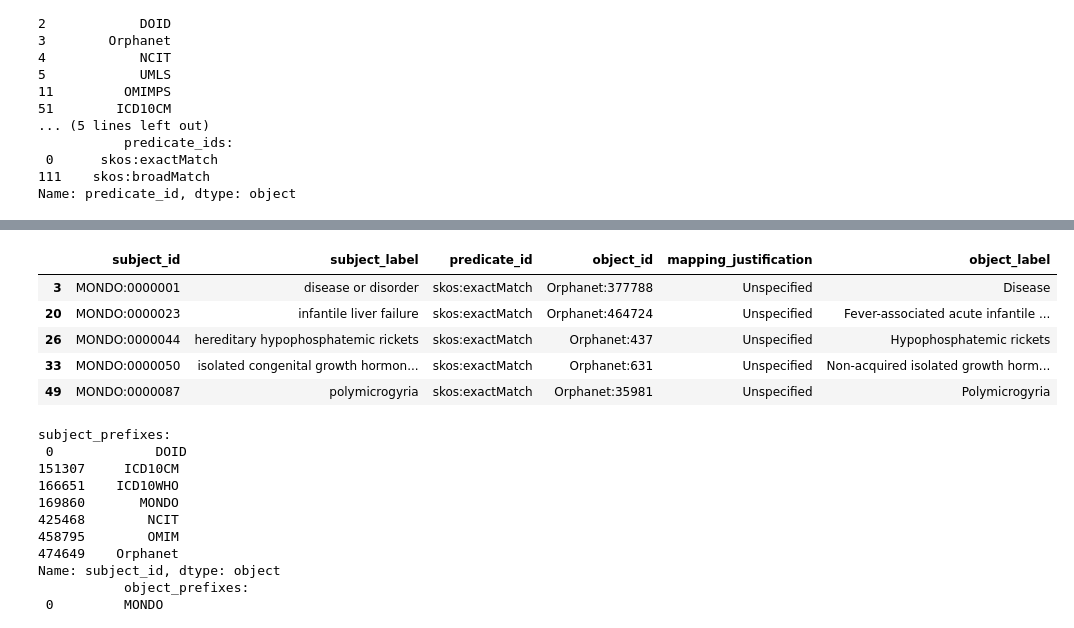
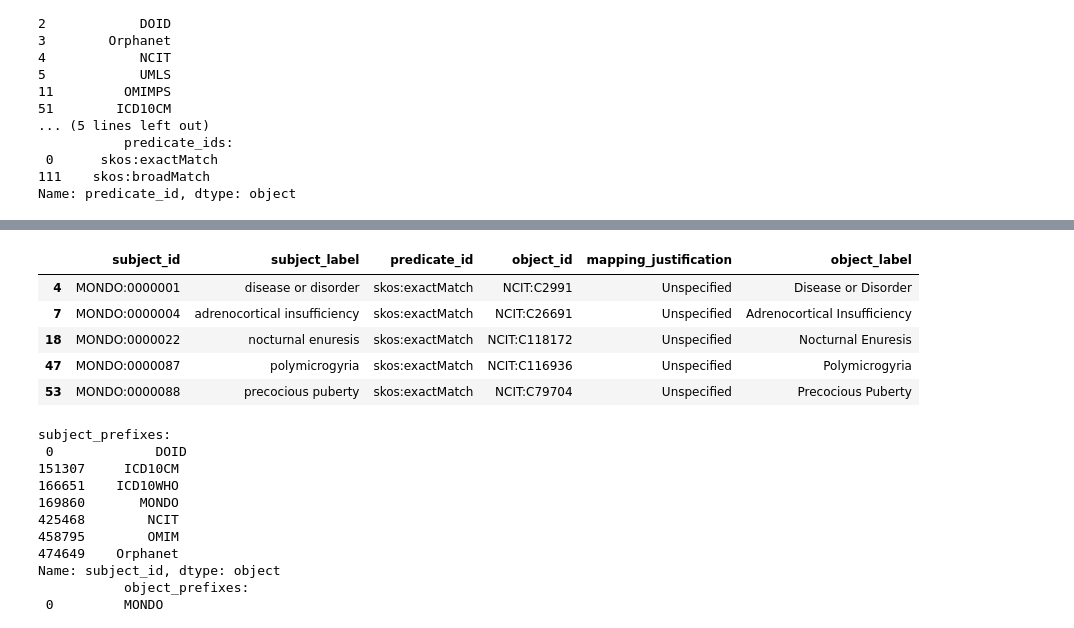
Before and after one commit to monarch-initiative/mondo-ingest, a Jupyter notebook: src/scripts/oak-lexmatch-sssom-compare.ipynb, the cells around one changed output, grey strips where cells are left out. Cells and saved outputs as stored; diff of their text form; code cells hidden in the pictures.

```diff
--- a/src/scripts/oak-lexmatch-sssom-compare.ipynb
+++ b/src/scripts/oak-lexmatch-sssom-compare.ipynb
@@ -208,26 +246,29 @@ Wall time: 1min 39s
 # %%
 condition_1 = msdf_mondo.df['subject_id'].str.contains("MONDO")
 condition_2 = msdf_mondo.df['object_id'].str.contains("ICD10CM")
 condition_3 = msdf_mondo.df['object_id'].str.contains('|'.join((["OMIM","OMIMPS"])))
 condition_4 = msdf_mondo.df['object_id'].str.contains("Orphanet")
 condition_5 = msdf_mondo.df['object_id'].str.contains("DOID")
+condition_6 = msdf_mondo.df['object_id'].str.contains("NCIT")
 
 mondo_icd_df = msdf_mondo.df[condition_1 & condition_2]
 mondo_omim_df = msdf_mondo.df[condition_1 & condition_3]
 mondo_ordo_df = msdf_mondo.df[condition_1 & condition_4]
 mondo_doid_df = msdf_mondo.df[condition_1 & condition_5]
+mondo_ncit_df = msdf_mondo.df[condition_1 & condition_6]
 
 mondo_icd_df.head()
 mondo_omim_df.head()
 mondo_ordo_df.head()
-# mondo_doid_df.head()
+mondo_doid_df.head()
+mondo_ncit_df.head()
 # %% [output]
 |  | subject_id | subject_label | predicate_id | object_id | mapping_justification | object_label |
-| 3 | MONDO:0000001 | disease or disorder | skos:exactMatch | Orphanet:377788 | Unspecified | Disease |
-| 20 | MONDO:0000023 | infantile liver failure | skos:exactMatch | Orphanet:464724 | Unspecified | Fever-associated acute infantile ... |
-| 26 | MONDO:0000044 | hereditary hypophosphatemic rickets | skos:exactMatch | Orphanet:437 | Unspecified | Hypophosphatemic rickets |
-| 33 | MONDO:0000050 | isolated congenital growth hormon... | skos:exactMatch | Orphanet:631 | Unspecified | Non-acquired isolated growth horm... |
-| 49 | MONDO:0000087 | polymicrogyria | skos:exactMatch | Orphanet:35981 | Unspecified | Polymicrogyria |
+| 4 | MONDO:0000001 | disease or disorder | skos:exactMatch | NCIT:C2991 | Unspecified | Disease or Disorder |
+| 7 | MONDO:0000004 | adrenocortical insufficiency | skos:exactMatch | NCIT:C26691 | Unspecified | Adrenocortical Insufficiency |
+| 18 | MONDO:0000022 | nocturnal enuresis | skos:exactMatch | NCIT:C118172 | Unspecified | Nocturnal Enuresis |
+| 47 | MONDO:0000087 | polymicrogyria | skos:exactMatch | NCIT:C116936 | Unspecified | Polymicrogyria |
+| 53 | MONDO:0000088 | precocious puberty | skos:exactMatch | NCIT:C79704 | Unspecified | Precocious Puberty |
 # %%
 print_prefixes(msdf_lex.df)
 # %% [output]
```
Also changed, not shown: parts of 18 cells of this notebook, 9 other files.
